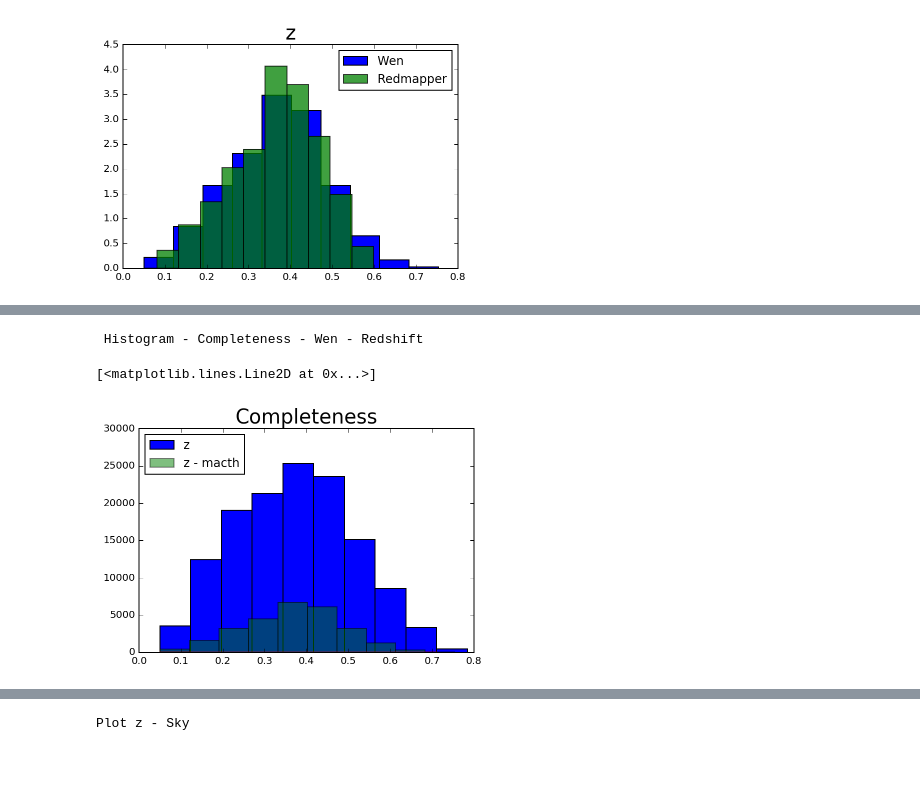
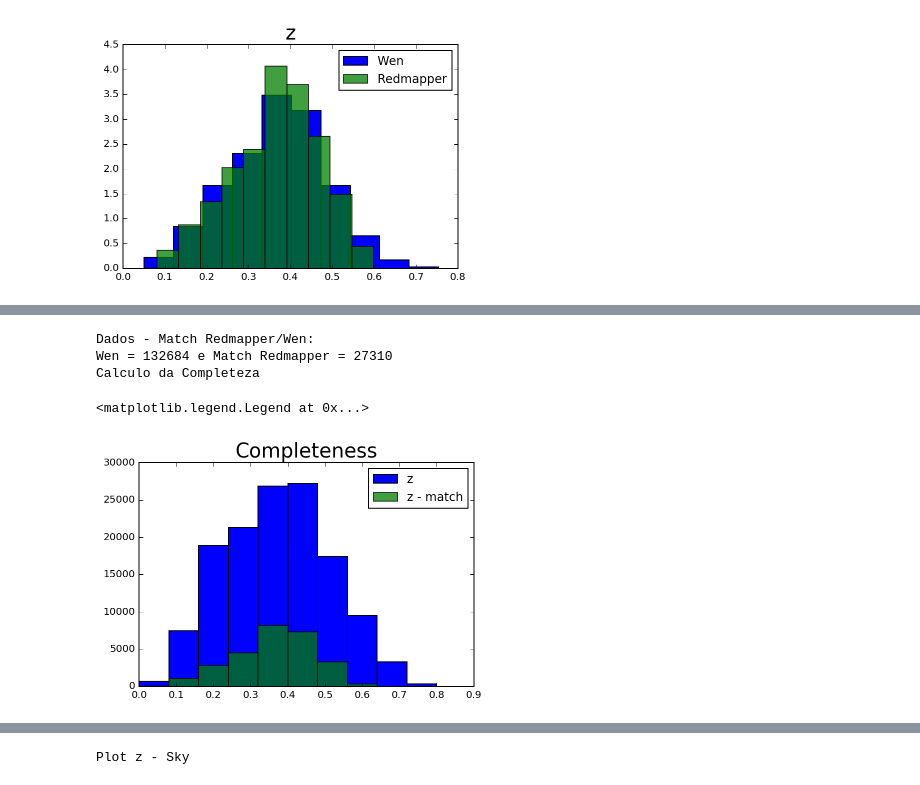
Before and after one commit to clusteron/comparison, a Jupyter notebook: table.ipynb, the cells around one changed output, grey strips where cells are left out. Drawn from its saved outputs; the diff is of its cells as text; code cells hidden in the pictures.

```diff
--- a/table.ipynb
+++ b/table.ipynb
@@ -220,12 +202,23 @@ ax.plot(Completeness_r, 'bo')
-# %%
-print ' Histogram - Completeness - Wen - Redshift'
-hw = plt.hist(w, label = 'z')
-h_w = plt.hist(rw, alpha = 0.5, label = 'z - macth')
-co_w = h_w[0]/hw[0]
-plt.title('Completeness', fontsize='20')
-plt.legend(loc = 2)
-plt.plot(hw[1][:-1], co_w)
-# %% [output]
- Histogram - Completeness - Wen - Redshift
-[<matplotlib.lines.Line2D at 0x...>]
-[figure, removed]
+# %%
+print 'Dados - Match Redmapper/Wen:'
+
+Red_w = (w['zph'])
+Red_r_m = (o_r['Z_LAMBDA'])
+R_W = len(Red_w)
+R_R_M = len(Red_r_m)
+print 'Wen =', R_W, 'e Match Redmapper =', R_R_M
+
+print 'Calculo da Completeza'
+
+Hist_w = plt.hist(Red_w, label = 'z', range = [0, 0.8])
+Hist_r_m = plt.hist(Red_r_m, alpha = 0.75, label = 'z - match', range = [0, 0.8])
+plt.ylim(0,30000)
+plt.xlim(0, 0.9)
+plt.title('Completeness', fontsize='20')
+plt.legend()
+# %% [output]
+Dados - Match Redmapper/Wen:
+Wen = 132684 e Match Redmapper = 27310
+Calculo da Completeza
+<matplotlib.legend.Legend at 0x...>
+[figure, added]
```
Also changed, not shown: parts of 14 cells of this notebook.
